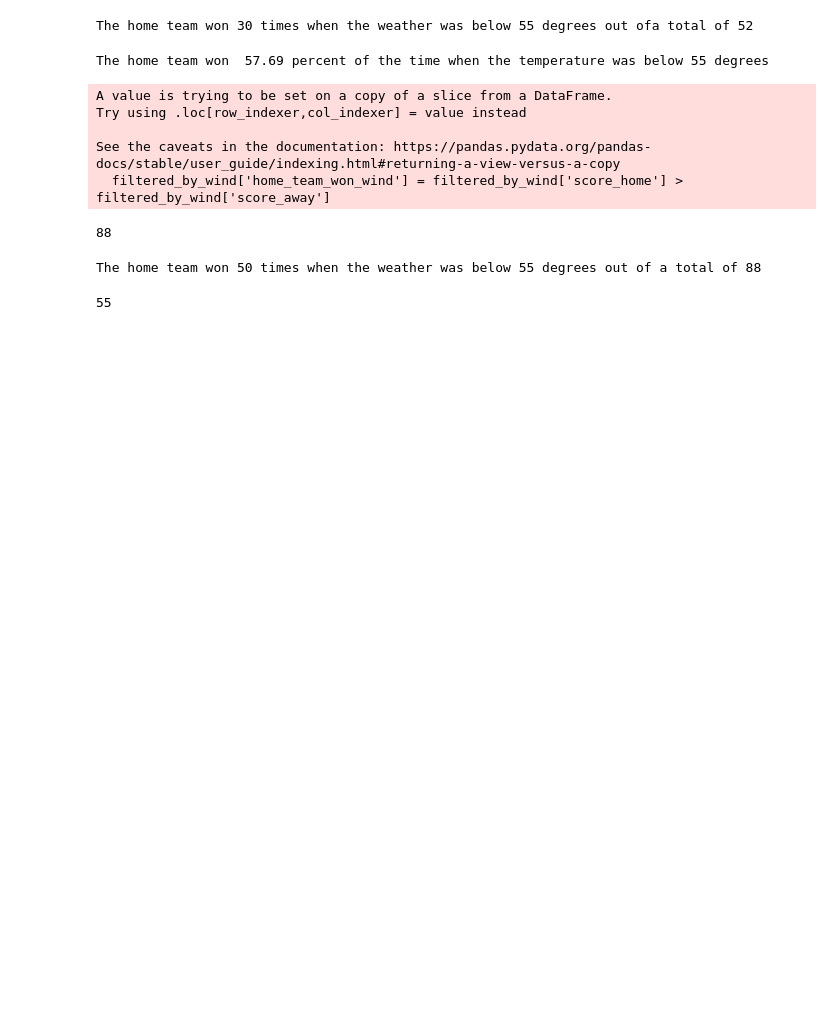
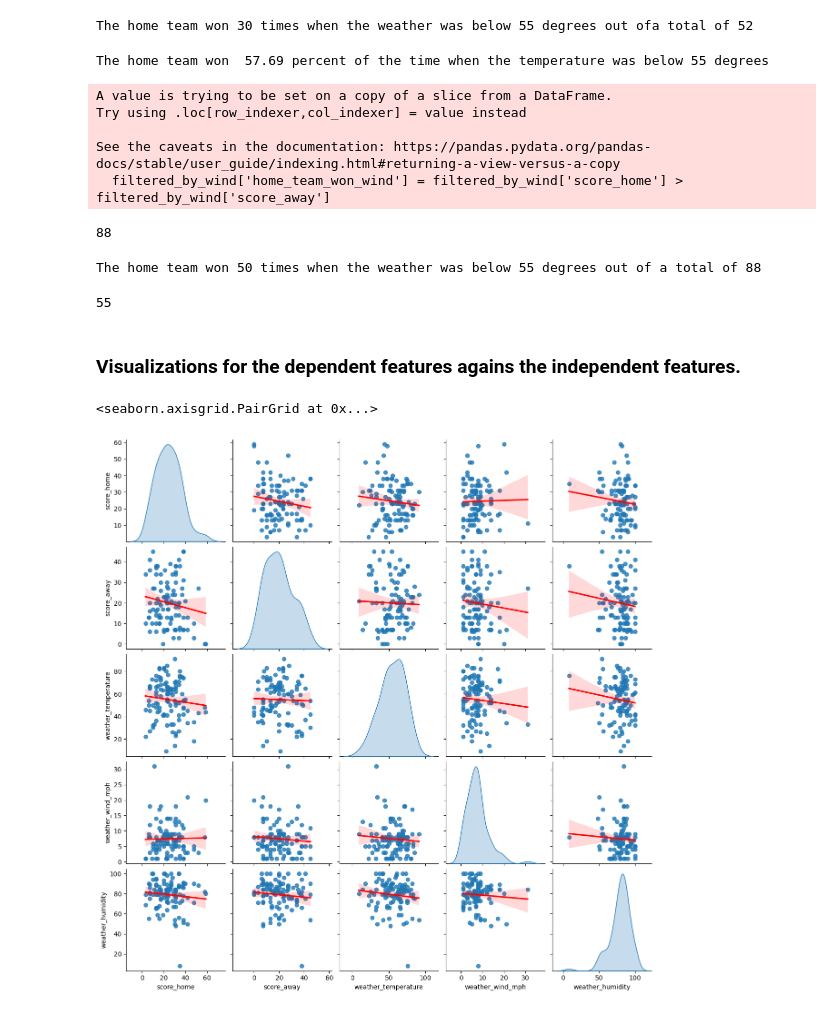
Before and after one commit to Mammirati15/spreadData, a Jupyter notebook: spread.ipynb, the cells around one changed output. Drawn from its saved outputs; the diff is of its cells as text; code cells hidden in the pictures; blank space fills up the shorter version.

Commit message:
visualization 1

```diff
--- a/spread.ipynb
+++ b/spread.ipynb
@@ -252,3 +252,12 @@ filtered_by_humidity = spread_data[spread_data['weather_humidity'] > 80]
 filtered_by_weather['home_team_won'] = filtered_by_weather['score_home'] > filtered_by_weather['score_away']
 
 print(filtered_by_weather.head(10))
+# %% [markdown]
+<h3> Visualizations for the dependent features agains the independent features.</h3>
+# %%
+features = ['score_home', 'score_away', 'stadium', 'weather_temperature', 'weather_wind_mph', 'weather_humidity']
+sns.pairplot(spread_data[features], kind = 'reg', diag_kind ='kde',
+             plot_kws={'line_kws':{'color': 'red'}})
+# %% [output]
+<seaborn.axisgrid.PairGrid at 0x...>
+[figure, added]
```
